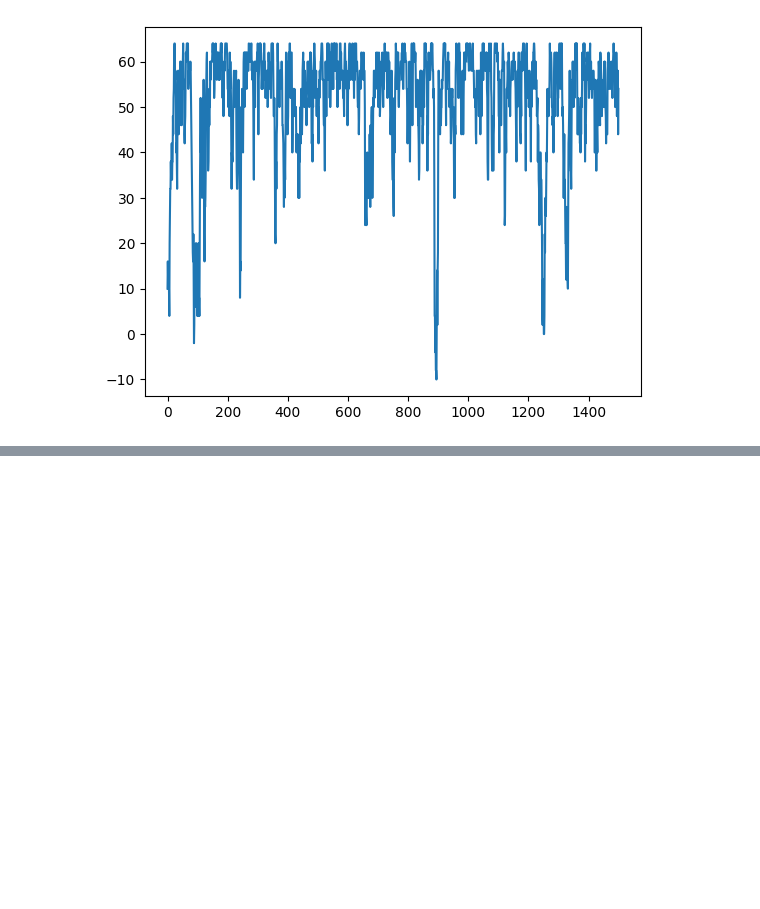
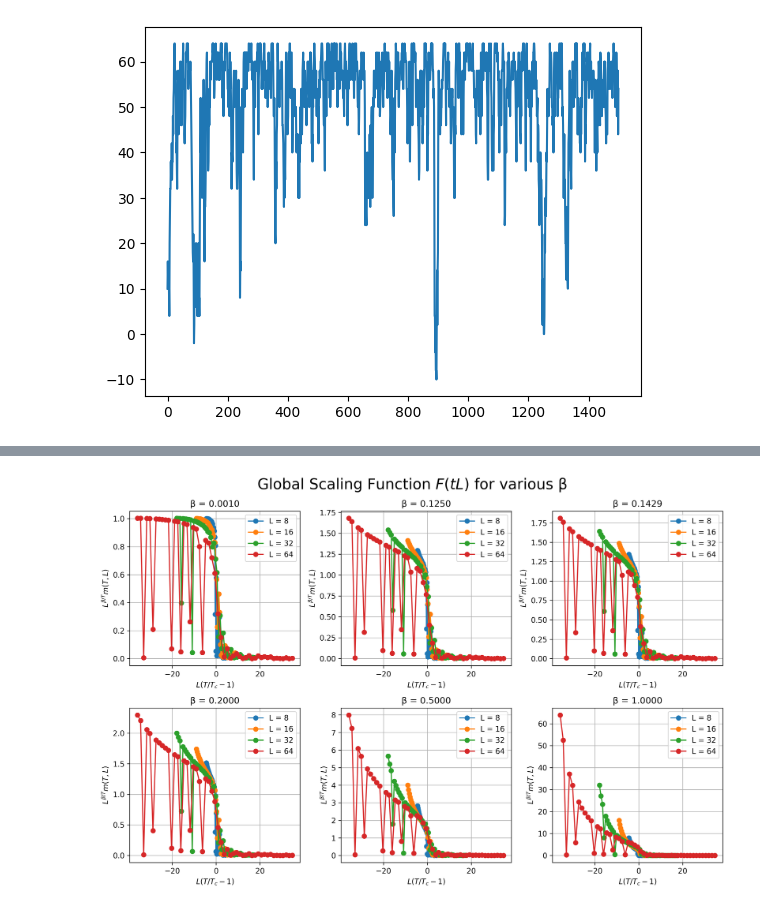
Before and after one commit to sinuose/Physics_Simulations, a Jupyter notebook: STAT_MECH/MC_Simulation/plotting2.ipynb, the cells around one changed output, grey strips where cells are left out. Saved outputs shown, nothing was run; the diff lists cells and outputs as text; code cells hidden in the pictures; blank space fills up the shorter version.

```diff
--- a/STAT_MECH/MC_Simulation/plotting2.ipynb
+++ b/STAT_MECH/MC_Simulation/plotting2.ipynb
@@ -155,0 +194,52 @@ plt.show()
+# %%
+# just for global scaling
+# Data[T][L]["energy", "magnetization"]
+# - each index is a set of averaged temperatures
+n_min = 800
+# Extract unique lattice sizes (L) from the data
+lattice_sizes = set()
+for T in data:
+    lattice_sizes.update(data[T].keys())
+lattice_sizes = sorted(lattice_sizes)
+
+# Define the set of beta values to loop over
+beta_values = [1/1000, 1/8, 1/7, 1/5, 1/2, 1]
+
+# Create a figure with subplots
+fig5, axes = plt.subplots(nrows=2, ncols=3, figsize=(12, 8), dpi=300)
+axes = axes.flatten()  # Flatten the 2x3 array of axes for easier iteration
+
+# Loop over each beta value and plot the corresponding data
+for i, beta in enumerate(beta_values):
+    ax = axes[i]
+
+    # Create a plot for each lattice size
+    for L in lattice_sizes:
+        temperatures = []
+        magnetizations = []
+
+        # Collect data for this lattice size
+        for T in sorted(data.keys()):
+            if L in data[T]:
+                temperatures.append(T)
+                # <M>
+                magnetizations.append(np.mean(data[T][L]['magnetization'][n_min:]))  # Use mean of averaged energy
+
+        # Plot energy vs temperature for this lattice size
+        ax.plot(L * (np.array(temperatures)/2.269 - 1),
+                L**(beta/np.array(temperatures)) * np.abs(np.array(magnetizations))/(L**2),
+                marker='o', label=f'L = {L}')
+
+    # Add labels and legend for each subplot
+    fig5.suptitle("Global Scaling Function $F(tL)$ for various β", fontsize=20)
+    ax.set_xlabel('$L(T/T_c - 1)$')
+    ax.set_ylabel('$L^{β/T} m(T,L)$')
+    ax.set_title(f'β = {beta:.4f}')
+    ax.legend()
+    ax.grid(True)
+
+# Adjust layout and display the plot
+plt.tight_layout()
+plt.show()
+# %% [output]
+[figure, added]
```
Also changed, not shown: parts of 1 cell of this notebook, 13 other files.
